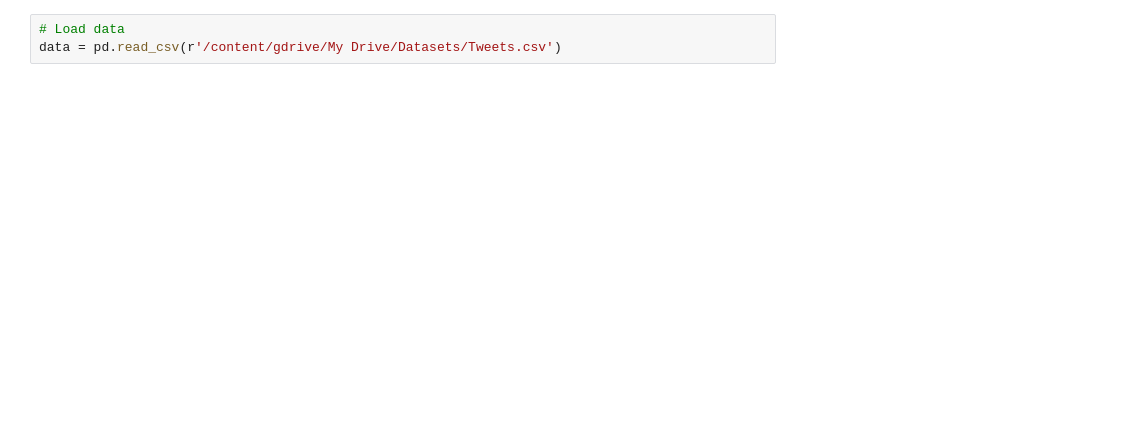
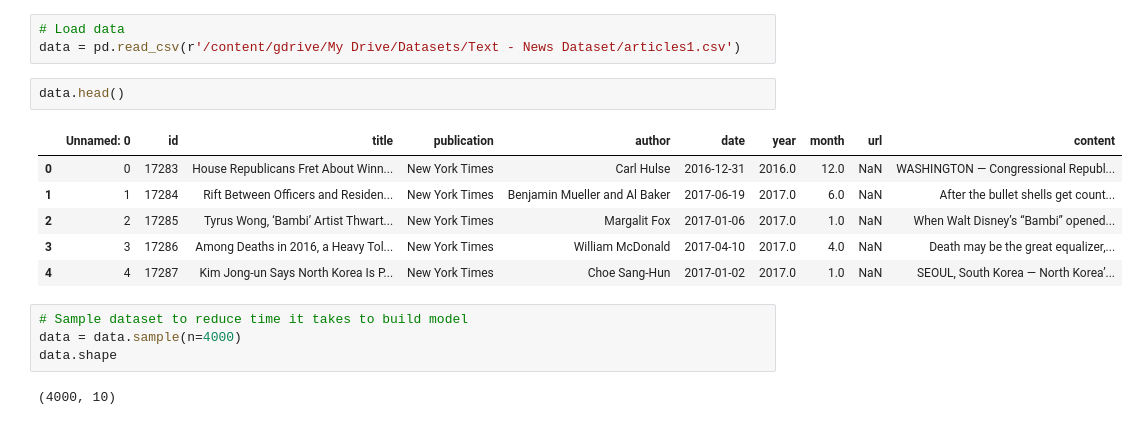
Before and after one commit to JWackerow/Topic-Modeling-Using-LDA, a Jupyter notebook: Topic_Modeling_Using_LDA.ipynb, the cells around one changed output. Saved outputs shown, nothing was run; the diff lists cells and outputs as text; blank space fills up the shorter version.

Commit message:
Switched data from tweets to news articles. Added bigrams/trigrams to preprocessing. Added html file for visualization.

```diff
--- a/Topic_Modeling_Using_LDA.ipynb
+++ b/Topic_Modeling_Using_LDA.ipynb
@@ -37,4 +48,19 @@ Drive already mounted at /content/gdrive/; to attempt to forcibly remount, call
 # %%
 # Load data
-data = pd.read_csv(r'/content/gdrive/My Drive/Datasets/Tweets.csv')
+data = pd.read_csv(r'/content/gdrive/My Drive/Datasets/Text - News Dataset/articles1.csv')
+# %%
+data.head()
+# %% [output]
+|  | Unnamed: 0 | id | title | publication | author | date | year | month | url | content |
+| 0 | 0 | 17283 | House Republicans Fret About Winn... | New York Times | Carl Hulse | 2016-12-31 | 2016.0 | 12.0 | NaN | WASHINGTON — Congressional Republ... |
+| 1 | 1 | 17284 | Rift Between Officers and Residen... | New York Times | Benjamin Mueller and Al Baker | 2017-06-19 | 2017.0 | 6.0 | NaN | After the bullet shells get count... |
+| 2 | 2 | 17285 | Tyrus Wong, ‘Bambi’ Artist Thwart... | New York Times | Margalit Fox | 2017-01-06 | 2017.0 | 1.0 | NaN | When Walt Disney’s “Bambi” opened... |
+| 3 | 3 | 17286 | Among Deaths in 2016, a Heavy Tol... | New York Times | William McDonald | 2017-04-10 | 2017.0 | 4.0 | NaN | Death may be the great equalizer,... |
+| 4 | 4 | 17287 | Kim Jong-un Says North Korea Is P... | New York Times | Choe Sang-Hun | 2017-01-02 | 2017.0 | 1.0 | NaN | SEOUL, South Korea — North Korea’... |
+# %%
+# Sample dataset to reduce time it takes to build model
+data = data.sample(n=4000)
+data.shape
+# %% [output]
+(4000, 10)
 # %%
```
Also changed, not shown: parts of 13 cells of this notebook, 1 other file.
